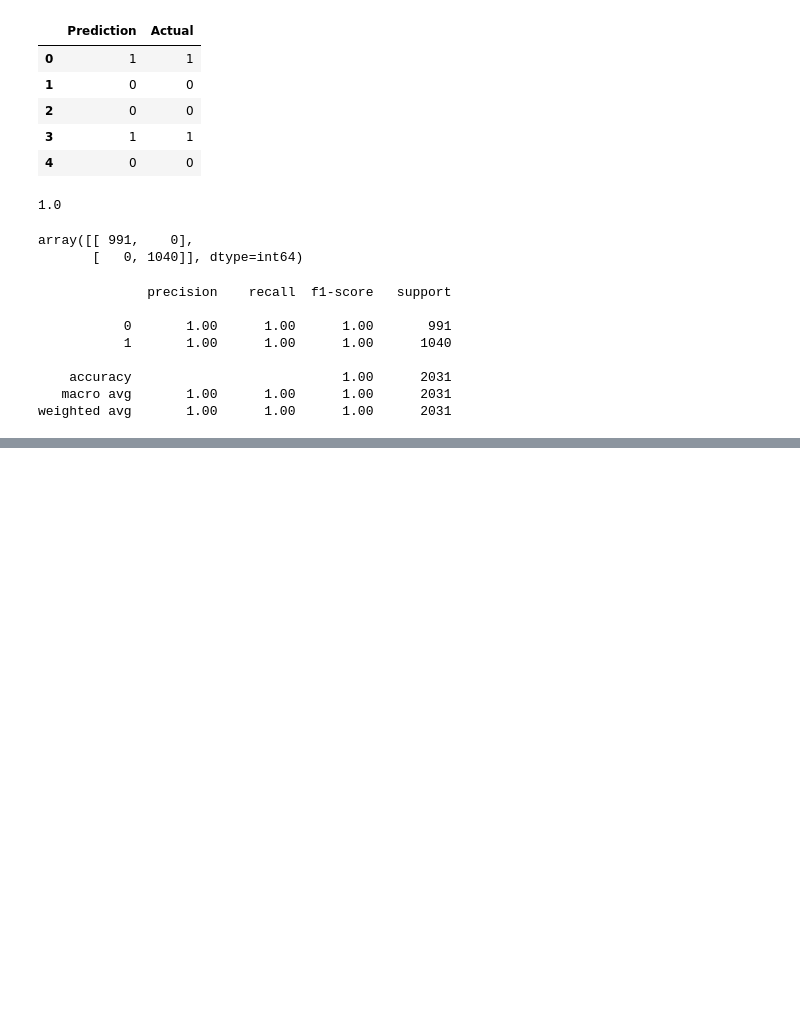
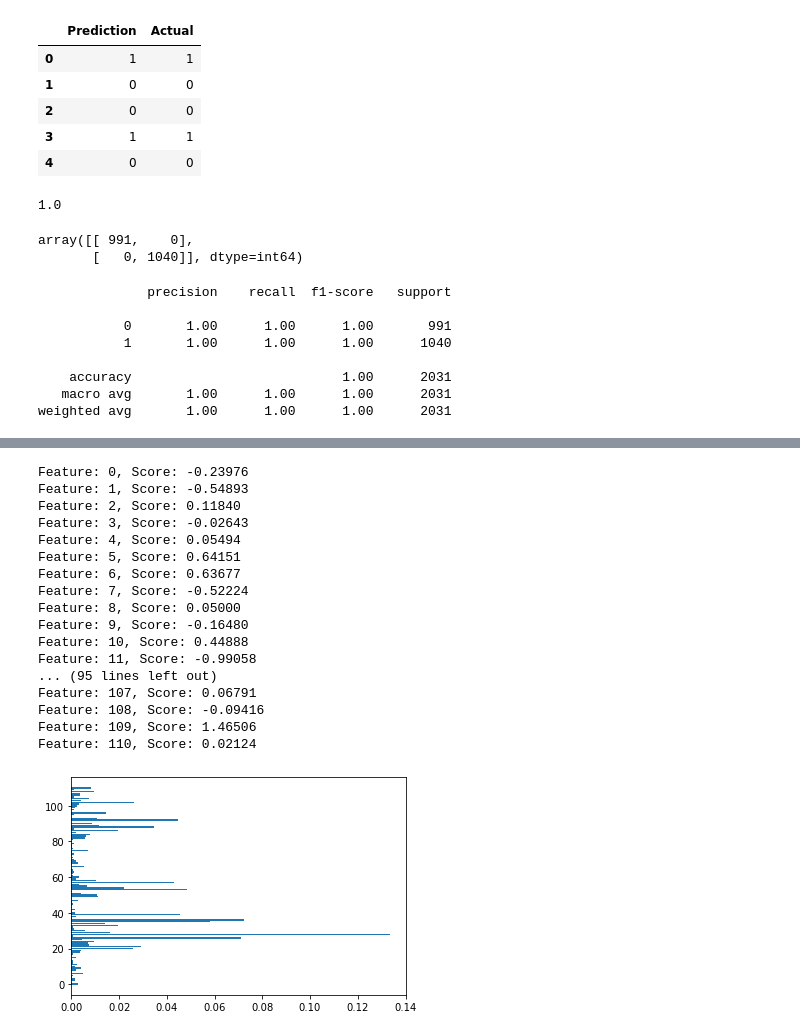
Before and after one commit to Vaishali715/Final_Project, a Jupyter notebook: mushrooms_neural_net.ipynb, the cells around one changed output, grey strips where cells are left out. Drawn from its saved outputs; the diff is of its cells as text; code cells hidden in the pictures; blank space fills up the shorter version.

```diff
--- a/mushrooms_neural_net.ipynb
+++ b/mushrooms_neural_net.ipynb
@@ -390,0 +393,9 @@ weighted avg       1.00      1.00      1.00      2031
+# %%
+# Get Importance
+importance = classifier.coef_[0]
+# Summarize feature importance
+for i,v in enumerate(importance):
+    print('Feature: %0d, Score: %.5f' % (i,v))
+# Plot feature importance
+pyplot.barh([x for x in range(len(importance))], importance)
+pyplot.show()
@@ -438,0 +471,25 @@ weighted avg       1.00      1.00      1.00      2031
+# %%
+from sklearn.ensemble import RandomForestClassifier
+# Create a random forest classifier.
+rf_model = RandomForestClassifier(n_estimators=500, random_state=78)
+# Fitting the model
+rf_model = rf_model.fit(X_train_scaled, y_train)
+# Making predictions using the testing data.
+predictions = rf_model.predict(X_test_scaled)
+
+# Calculating the confusion matrix.
+cm = confusion_matrix(y_test, predictions)
+
+# Create a DataFrame from the confusion matrix.
+cm_df = pd.DataFrame(cm, index=["Actual 0", "Actual 1"], columns=["Predicted 0", "Predicted 1"])
+cm_df
+
+# Calculating the accuracy score.
+acc_score = accuracy_score(y_test, predictions)
+
+# Displaying results
+print("Confusion Matrix")
+display(cm_df)
+print(f"Accuracy Score : {acc_score}")
+print("Classification Report")
+print(classification_report(y_test, predictions))
@@ -438,0 +511,30 @@ weighted avg       1.00      1.00      1.00      2031
+# %%
+# Calculate feature importance in the Random Forest model.
+importances = rf_model.feature_importances_
+importances
+
+# Summarize feature importance
+for i,v in enumerate(importance):
+    print('Feature: %0d, Score: %.5f' % (i,v))
+# plot feature importance
+pyplot.barh([x for x in range(len(importance))], importances)
+pyplot.show()
+# %% [output]
+Feature: 0, Score: -0.23976
+Feature: 1, Score: -0.54893
+Feature: 2, Score: 0.11840
+Feature: 3, Score: -0.02643
+Feature: 4, Score: 0.05494
+Feature: 5, Score: 0.64151
+Feature: 6, Score: 0.63677
+Feature: 7, Score: -0.52224
+Feature: 8, Score: 0.05000
+Feature: 9, Score: -0.16480
+Feature: 10, Score: 0.44888
+Feature: 11, Score: -0.99058
+... (95 lines left out)
+Feature: 107, Score: 0.06791
+Feature: 108, Score: -0.09416
+Feature: 109, Score: 1.46506
+Feature: 110, Score: 0.02124
+[figure, added]
```
Also changed, not shown: parts of 7 cells of this notebook.
